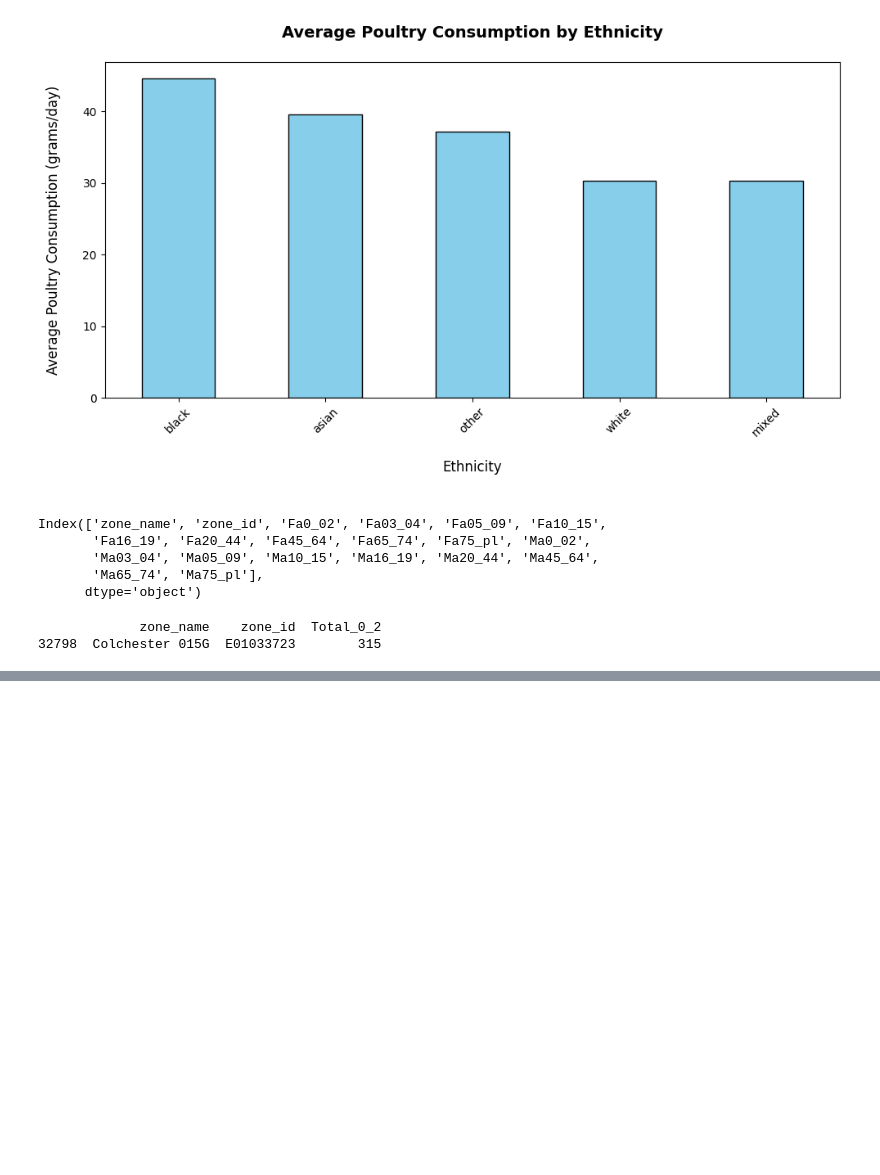
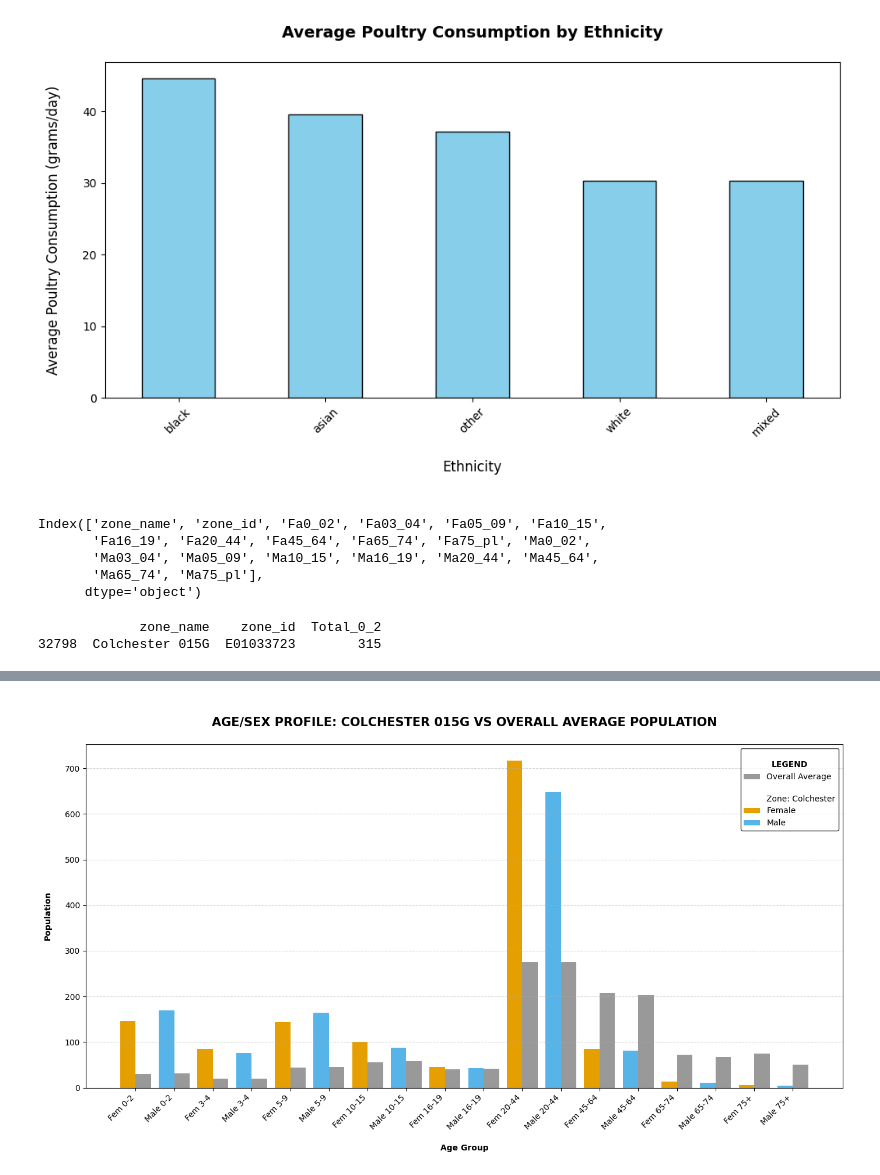
Before and after one commit to ClaudiaTurner/Predictive_Analytics, a Jupyter notebook: Assignment_1_P_Analytics.ipynb, the cells around one changed output, grey strips where cells are left out. Cells and saved outputs as stored; diff of their text form; code cells hidden in the pictures; blank space fills up the shorter version.

```diff
--- a/Assignment_1_P_Analytics.ipynb
+++ b/Assignment_1_P_Analytics.ipynb
@@ -125,0 +236,90 @@ plt.show()
+# %%
+
+# Prepare Colchester and National data
+colchester = Age_Sex[Age_Sex['zone_id'] == 'E01033723']
+national_avg = Age_Sex.drop(columns=['zone_id', 'zone_name']).mean().to_frame(name='National').T
+
+# Melt
+colchester_long = colchester.drop(columns=['zone_id', 'zone_name']).melt(var_name='Age_Sex', value_name='Population')
+colchester_long['Zone'] = 'Colchester'
+colchester_long['Gender'] = colchester_long['Age_Sex'].str.split().str[0]
+
+national_long = national_avg.melt(var_name='Age_Sex', value_name='Population')
+national_long['Zone'] = 'National'
+national_long['Gender'] = national_long['Age_Sex'].str.split().str[0]
+
+# Combine
+combined = pd.concat([colchester_long, national_long], ignore_index=True)
+
+# Age group ordering
+age_order = [
+    'Fem 0-2', 'Male 0-2', 'Fem 3-4', 'Male 3-4', 'Fem 5-9', 'Male 5-9',
+    'Fem 10-15', 'Male 10-15', 'Fem 16-19', 'Male 16-19',
+    'Fem 20-44', 'Male 20-44', 'Fem 45-64', 'Male 45-64',
+    'Fem 65-74', 'Male 65-74', 'Fem 75+', 'Male 75+'
+]
+combined['Age_Sex'] = pd.Categorical(combined['Age_Sex'], categories=age_order, ordered=True)
+combined.sort_values('Age_Sex', inplace=True)
+
+# Color mapping
+def color_mapper(row):
+    if row['Zone'] == 'National':
+        return '#999999'  # gray
+    return '#E69F00' if row['Gender'] == 'Fem' else '#56B4E9'  # orange/blue
+
+combined['Color'] = combined.apply(color_mapper, axis=1)
+
+# Plot
+plt.figure(figsize=(14, 8))
+bar_width = 0.4
+x = range(len(age_order))
+
+# Colchester bars
+colchester_data = combined[combined['Zone'] == 'Colchester']
+for i, (_, row) in enumerate(colchester_data.iterrows()):
+    plt.bar(x[i] - bar_width/2, row['Population'], width=bar_width, color=row['Color'])
+
+# National bars
+national_data = combined[combined['Zone'] == 'National']
+for i, (_, row) in enumerate(national_data.iterrows()):
+    plt.bar(x[i] + bar_width/2, row['Population'], width=bar_width, color=row['Color'])
+
+# Labels and layout
+plt.xticks(ticks=x, labels=age_order, rotation=45, ha='right')
+plt.xlabel("\nAge Group").set_fontweight('bold')
+plt.ylabel("Population\n").set_fontweight('bold')
+plt.title("\nAGE/SEX PROFILE: COLCHESTER 015G VS OVERALL AVERAGE POPULATION\n", fontsize=15, weight='bold')
+plt.grid(axis='y', linestyle='--', alpha=0.5)
+
+# Legend
+from matplotlib.patches import Patch
+
+
+# 1. Define legend entries
+legend_elements = [
+    Patch(facecolor='#999999', label='Overall Average'),
+    Patch(facecolor='none', edgecolor='none', label='\nZone: Colchester'),  # Section title
+    Patch(facecolor='#E69F00', label='Female'),
+    Patch(facecolor='#56B4E9', label='Male')
+]
+
+# 2. Apply legend with default placement
+legend = plt.legend(
+    handles=legend_elements,
+    title='\nLEGEND',
+    frameon=True,
+    edgecolor='black',  # Border color
+)
+
+# 3. Format the legend title
+legend.get_title().set_fontweight('bold')
+legend.get_title().set_horizontalalignment('center')  # Center the title text
+legend.get_title().set_fontsize('medium')  # Optional: make it stand out
+
+
+plt.tight_layout()
+plt.savefig("Ages_Sex_Profile_Barplot_Q1.4.png")
+
+plt.show()
+# %% [output]
+[figure, added]
```
Also changed, not shown: parts of 6 cells of this notebook.
